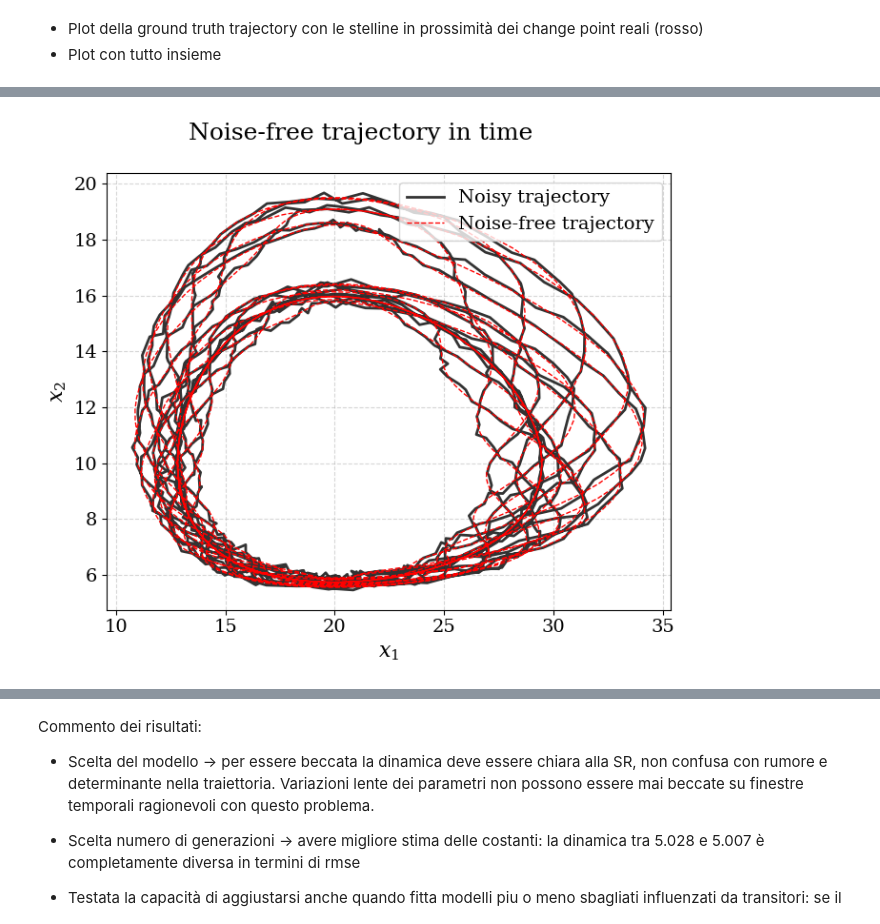
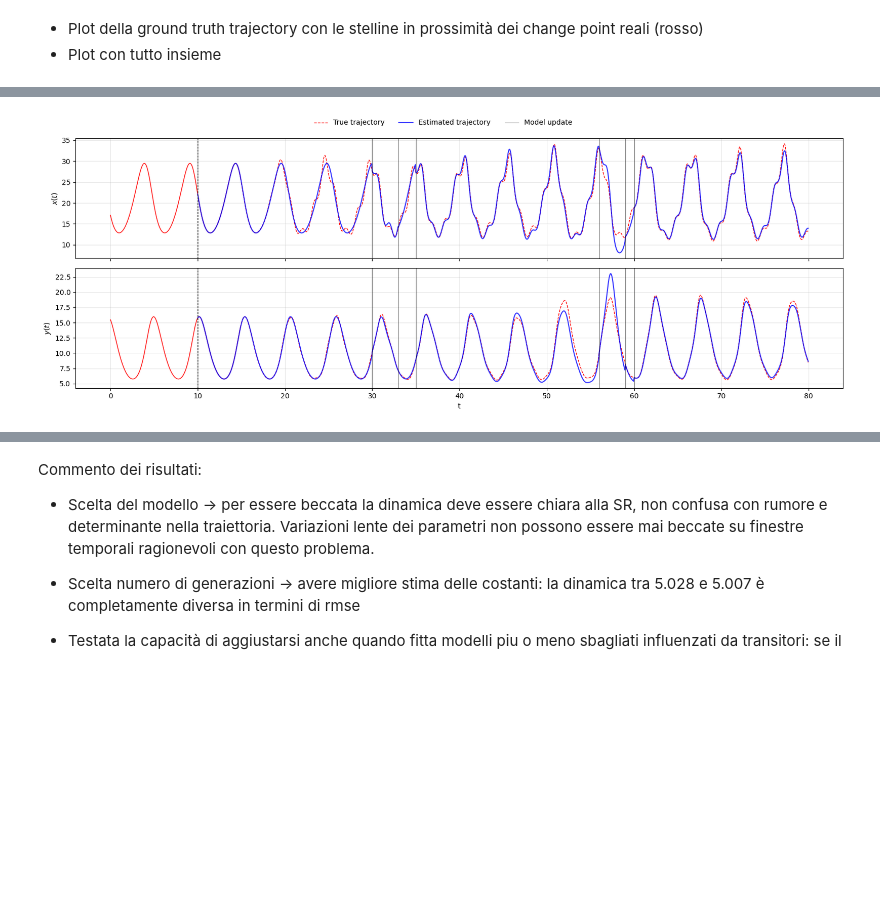
Before and after one commit to mattiagast/TesiBackup, a Jupyter notebook: Online-Test/timeVarying_LotkaVolterra.ipynb, the cells around one changed output, grey strips where cells are left out. Cells and saved outputs as stored; diff of their text form; code cells hidden in the pictures; blank space fills up the shorter version.

Commit message:
plots update

```diff
--- a/Online-Test/timeVarying_LotkaVolterra.ipynb
+++ b/Online-Test/timeVarying_LotkaVolterra.ipynb
@@ -395,14 +257,17 @@ t2 = time_vector_2
 models = plot_models_1.copy()
 change_model = plot_times_1.copy()
 change_real = [20, 50]
+
+# RMSE
+rmse_vec = exp.rmse_history
 # %%
 # Save experiment:
 file_path = 'saved/experiment/TVLvODE2_d_exp.pkl'
 os.makedirs(os.path.dirname(file_path), exist_ok=True)
 with open(file_path, 'wb') as f:
-    dill.dump((xt_true, xt_true_noise, t1, xt_pred, t2, models, change_model, change_real), f)
+    dill.dump((xt_true, xt_true_noise, t1, xt_pred, t2, models, change_model, change_real, rmse_vec), f)
 # %%
 # Load data:
-file_path = 'saved/data/TVLvODE2_d_data.pkl'
+file_path = 'saved/experiment/TVLvODE2_d_exp.pkl'
 with open(file_path, 'rb') as f:
-    xt_true, xt_true_noise, t1, xt_pred, t2, models, change_model, change_real = dill.load(f)
+    xt_true, xt_true_noise, t1, xt_pred, t2, models, change_model, change_real, rmse_vec = dill.load(f)
@@ -450,36 +314,67 @@ plt.show()
 # %%
+import numpy as np
 import matplotlib.pyplot as plt
-import numpy as np
 
-# Impostazioni grafiche coerenti
-plt.rcParams.update({
-    "text.usetex": False,
-    "font.family": "serif",
-    "mathtext.fontset": "dejavuserif",  # font matematico serif
-    "font.size": 14
-})
+# Ripristina impostazioni standard di Matplotlib
+plt.rcdefaults()
 
-fig, ax = plt.subplots(figsize=(7, 6))
+fig, axes = plt.subplots(2, 1, figsize=(16, 6), sharex=True)
 
-# Traiettoria rumorosa
-ax.plot(xt_true_noise[0, :], xt_true_noise[1, :],
-        color='black', lw=2, label='Noisy trajectory', alpha = 0.8)
+# Primo stato
+axes[0].plot(t1[300:], xt_true[0, 300:], lw=1, color='red', label="True trajectory", linestyle='--')
+axes[0].set_ylabel("$x(t)$")
+axes[0].grid(True, alpha=0.3)
+# Primo stato
+axes[0].plot(t1[0:300], xt_true[0, 0:300], lw=1, color='red')
+axes[0].plot(t2, xt_pred[0, :], lw=1.5, color='blue', label="Estimated trajectory", alpha = 0.8)
 
-# Traiettoria noise-free
-ax.plot(xt_true[0, :], xt_true[1, :],
-        color='red', lw=1, linestyle='--', label='Noise-free trajectory')
+# Secondo stato
+axes[1].plot(t1[300:], xt_true[1, 300:], lw=1, color='red', label="True trajectory", linestyle='--')
+axes[1].set_xlabel("t")
+axes[1].set_ylabel("$y(t)$")
+axes[1].grid(True, alpha=0.3)
+# Secondo stato
+axes[1].plot(t1[0:300], xt_true[1, 0:300], lw=1, color='red')
+axes[1].plot(t2, xt_pred[1, :], lw=1.5, color='blue', label="Estimated trajectory", alpha = 0.8)
 
-# Etichette e dettagli
-ax.set_xlabel(r"$x_1$", fontsize=16)
-ax.set_ylabel(r"$x_2$", fontsize=16)
+# Model update
+for ax in axes:
+    ax.axvline(10, lw=0.8, color='black', alpha=1, linestyle='--') # End control
+    ax.axvline(33, lw=0.8, color='k', alpha=0.5) # Model update
+    ax.axvline(30, lw=0.8, color='k', alpha=0.5) # Model update
+    ax.axvline(35, lw=0.8, color='k', alpha=0.5) # Model update
+    ax.axvline(56, lw=0.8, color='k', alpha=0.5) # Model update
+    ax.axvline(60, lw=0.8, color='k', alpha=0.5) # Model update
+    ax.axvline(59, lw=0.8, color='k', alpha=0.5) # Model update
 
-fig.suptitle("Noise-free trajectory in time", fontsize=18)
-plt.tight_layout(rect=[0, 0, 1, 0.97])
 
-ax.grid(True, linestyle='--', alpha=0.5)
-ax.legend()
 
-plt.tight_layout()
+# Recupera handle e label dal primo asse
+handles, labels = axes[0].get_legend_handles_labels()
+
+# Handle fittizio per il model update
+model_update_handle = Line2D(
+    [0], [0],
+    color='k',
+    lw=0.8,
+    linestyle='-',
+    alpha=0.5,
+    label="Model update"
+)
+
+handles.append(model_update_handle)
+labels.append("Model update")
+
+fig.legend(
+    handles, labels,
+    loc="upper center",
+    ncol=3,          # <-- tutte su una riga
+    frameon=False
+)
+
+
+# fig.suptitle("Noise-free trajectory in time")
+plt.tight_layout(rect=[0, 0, 1, 0.95])
 plt.show()
 # %% [output]
-[figure, old version]
+[figure, new version]
```
Also changed, not shown: parts of 9 cells of this notebook, 28 other files.
